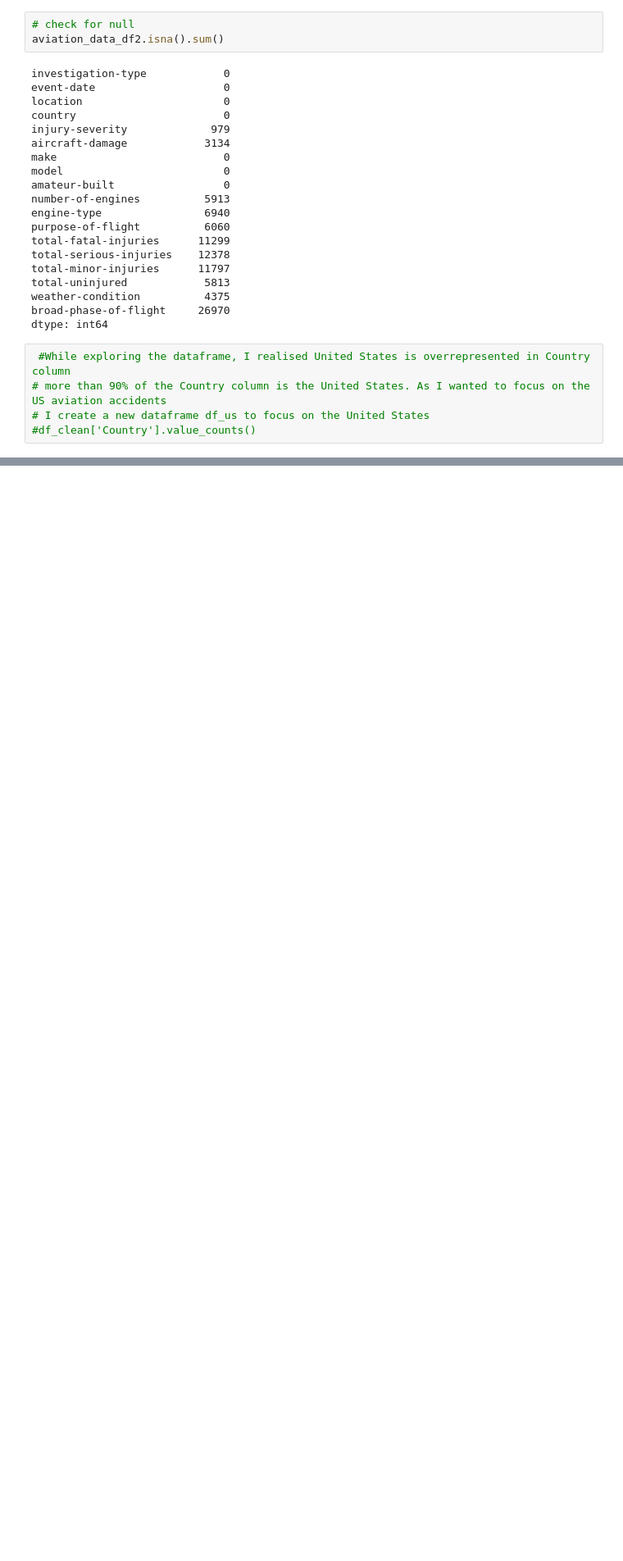
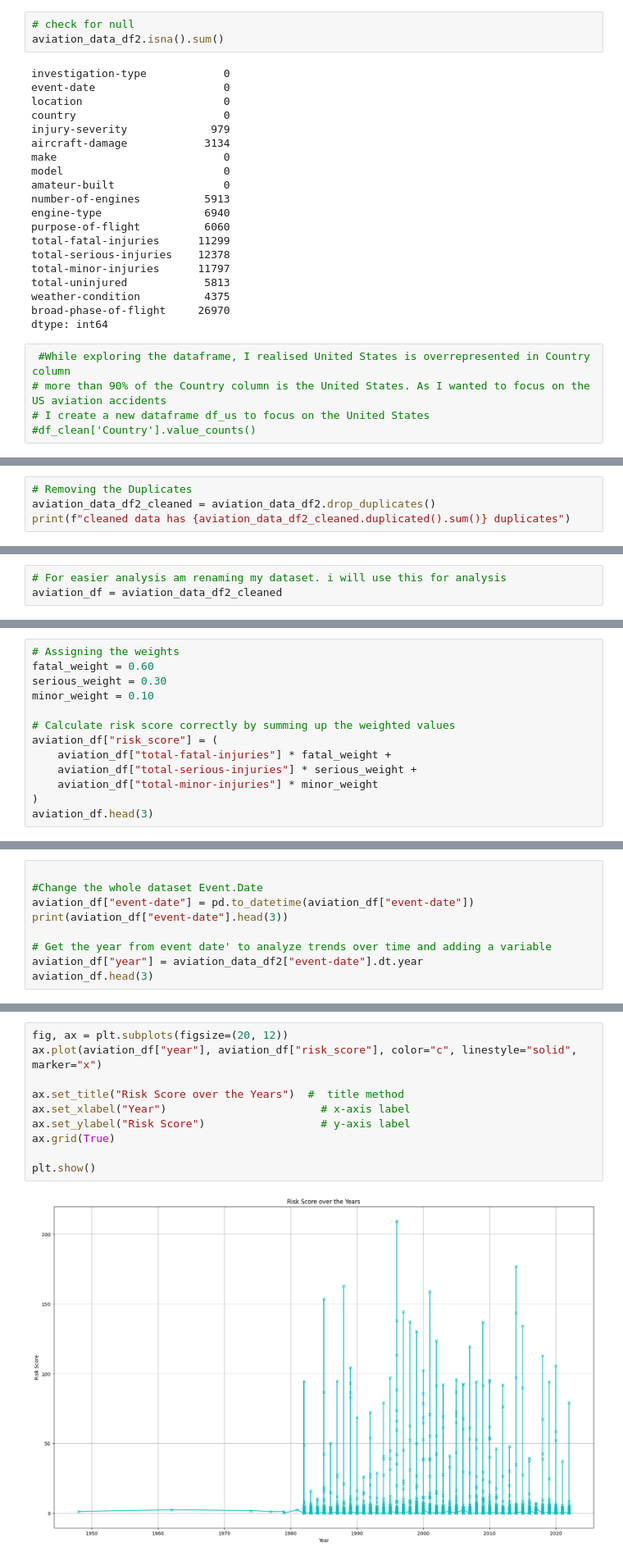
Before and after one commit to Damarispaul/My-Project-Phase_1, a Jupyter notebook: student.ipynb, the cells around one changed output, grey strips where cells are left out. Shown at 82% size. Saved outputs shown, nothing was run; the diff lists cells and outputs as text; blank space fills up the shorter version.

```diff
--- a/student.ipynb
+++ b/student.ipynb
@@ -333,0 +548,4 @@ Index(['event-id', 'investigation-type', 'accident-number', 'event-date',
+# %%
+# Removing the Duplicates
+aviation_data_df2_cleaned = aviation_data_df2.drop_duplicates()
+print(f"cleaned data has {aviation_data_df2_cleaned.duplicated().sum()} duplicates")
@@ -333,0 +558,3 @@ Index(['event-id', 'investigation-type', 'accident-number', 'event-date',
+# %%
+# For easier analysis am renaming my dataset. i will use this for analysis
+aviation_df = aviation_data_df2_cleaned
@@ -333,0 +565,13 @@ Index(['event-id', 'investigation-type', 'accident-number', 'event-date',
+# %%
+# Assigning the weights
+fatal_weight = 0.60
+serious_weight = 0.30
+minor_weight = 0.10
+
+# Calculate risk score correctly by summing up the weighted values
+aviation_df["risk_score"] = (
+    aviation_df["total-fatal-injuries"] * fatal_weight +
+    aviation_df["total-serious-injuries"] * serious_weight +
+    aviation_df["total-minor-injuries"] * minor_weight
+)
+aviation_df.head(3)
@@ -333,0 +590,9 @@ Index(['event-id', 'investigation-type', 'accident-number', 'event-date',
+# %%
+
+#Change the whole dataset Event.Date
+aviation_df["event-date"] = pd.to_datetime(aviation_df["event-date"])
+print(aviation_df["event-date"].head(3))
+
+# Get the year from event date' to analyze trends over time and adding a variable
+aviation_df["year"] = aviation_data_df2["event-date"].dt.year
+aviation_df.head(3)
@@ -333,0 +628,12 @@ Index(['event-id', 'investigation-type', 'accident-number', 'event-date',
+# %%
+fig, ax = plt.subplots(figsize=(20, 12))
+ax.plot(aviation_df["year"], aviation_df["risk_score"], color="c", linestyle="solid", marker="x")
+
+ax.set_title("Risk Score over the Years")  #  title method
+ax.set_xlabel("Year")                        # x-axis label
+ax.set_ylabel("Risk Score")                  # y-axis label
+ax.grid(True)
+
+plt.show()
+# %% [output]
+[figure, added]
```
Also changed, not shown: parts of 44 cells of this notebook, 1 other file.
